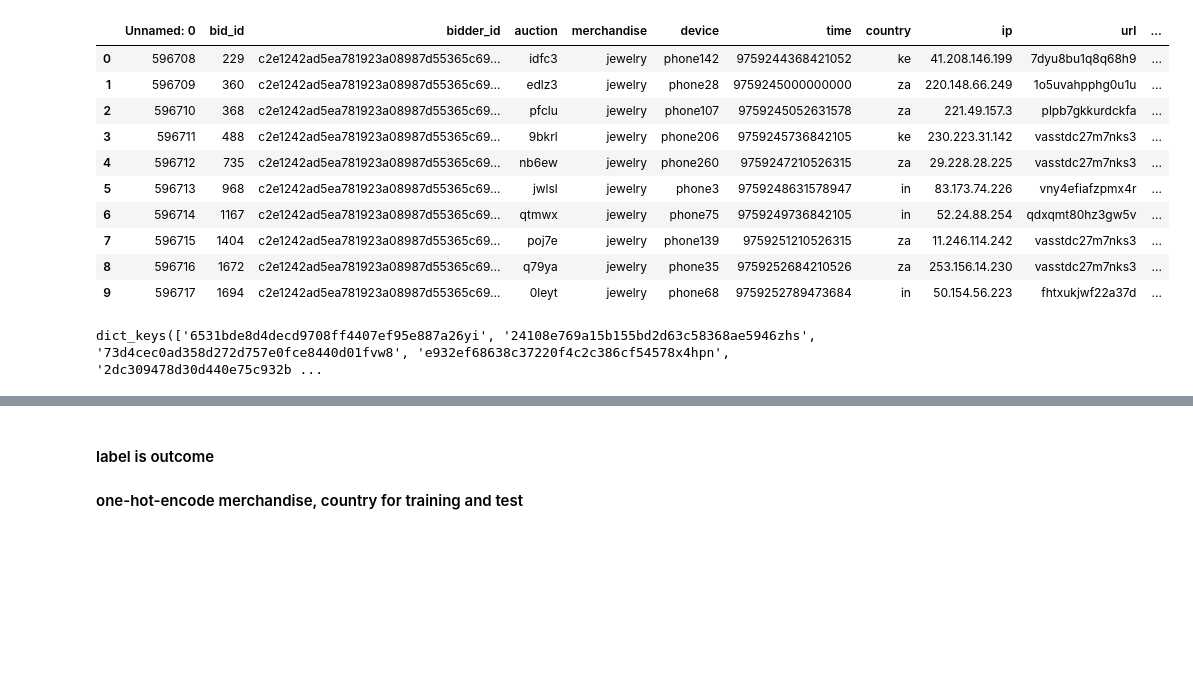
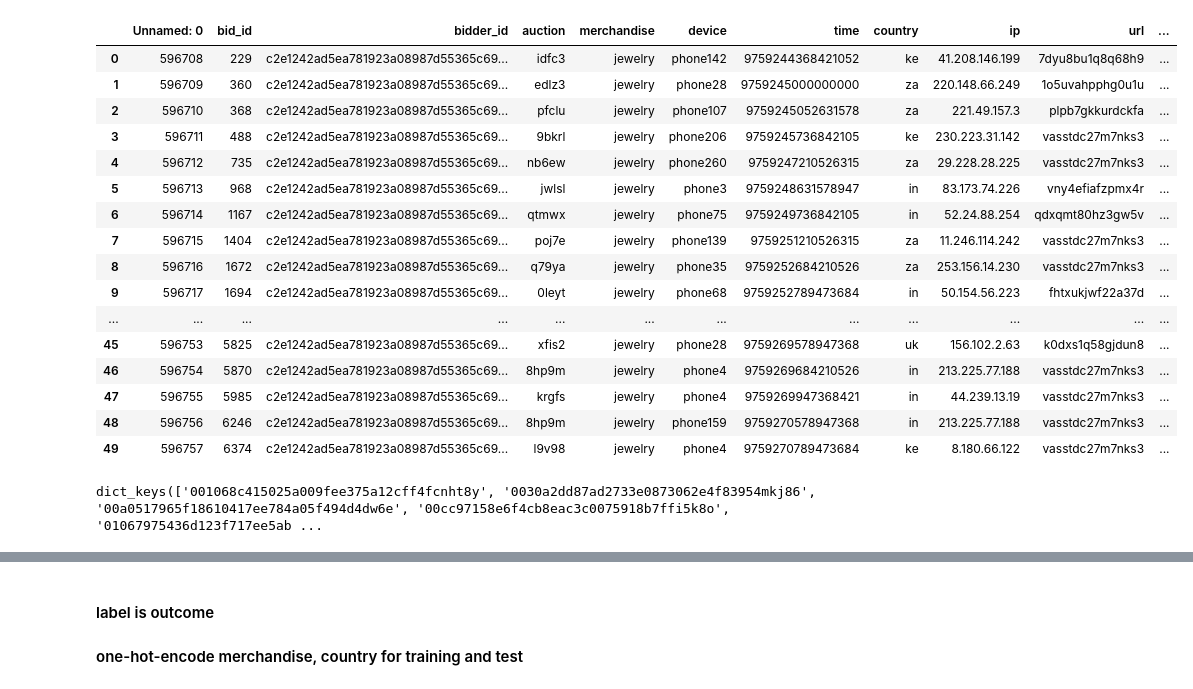
Before and after one commit to luisfisherjr/CS4661-PROJECT, a Jupyter notebook: loading-split-on-user-preprocessing.ipynb, the cells around one changed output, grey strips where cells are left out. Cells and saved outputs as stored; diff of their text form; code cells hidden in the pictures; blank space fills up the shorter version.

```diff
--- a/loading-split-on-user-preprocessing.ipynb
+++ b/loading-split-on-user-preprocessing.ipynb
@@ -38,21 +38,21 @@ counter: 1984, fileloaded: c65d2236a70982d628454d19472ce26eltxgf.csv, df_shape:(
 # %%
 df = user_map['c2e1242ad5ea781923a08987d55365c69fii7']
-df.head(10)
+df.head(50)
 # %% [output]
 |  | Unnamed: 0 | bid_id | bidder_id | auction | merchandise | device | time | country | ip | url | ... |
 | 0 | 596708 | 229 | c2e1242ad5ea781923a08987d55365c69... | idfc3 | jewelry | phone142 | 9759244368421052 | ke | 41.208.146.199 | 7dyu8bu1q8q68h9 | ... |
 | 1 | 596709 | 360 | c2e1242ad5ea781923a08987d55365c69... | edlz3 | jewelry | phone28 | 9759245000000000 | za | 220.148.66.249 | 1o5uvahpphg0u1u | ... |
 | 2 | 596710 | 368 | c2e1242ad5ea781923a08987d55365c69... | pfclu | jewelry | phone107 | 9759245052631578 | za | 221.49.157.3 | plpb7gkkurdckfa | ... |
 | 3 | 596711 | 488 | c2e1242ad5ea781923a08987d55365c69... | 9bkrl | jewelry | phone206 | 9759245736842105 | ke | 230.223.31.142 | vasstdc27m7nks3 | ... |
 | 4 | 596712 | 735 | c2e1242ad5ea781923a08987d55365c69... | nb6ew | jewelry | phone260 | 9759247210526315 | za | 29.228.28.225 | vasstdc27m7nks3 | ... |
 | 5 | 596713 | 968 | c2e1242ad5ea781923a08987d55365c69... | jwlsl | jewelry | phone3 | 9759248631578947 | in | 83.173.74.226 | vny4efiafzpmx4r | ... |
 | 6 | 596714 | 1167 | c2e1242ad5ea781923a08987d55365c69... | qtmwx | jewelry | phone75 | 9759249736842105 | in | 52.24.88.254 | qdxqmt80hz3gw5v | ... |
 | 7 | 596715 | 1404 | c2e1242ad5ea781923a08987d55365c69... | poj7e | jewelry | phone139 | 9759251210526315 | za | 11.246.114.242 | vasstdc27m7nks3 | ... |
 | 8 | 596716 | 1672 | c2e1242ad5ea781923a08987d55365c69... | q79ya | jewelry | phone35 | 9759252684210526 | za | 253.156.14.230 | vasstdc27m7nks3 | ... |
 | 9 | 596717 | 1694 | c2e1242ad5ea781923a08987d55365c69... | 0leyt | jewelry | phone68 | 9759252789473684 | in | 50.154.56.223 | fhtxukjwf22a37d | ... |
+| ... | ... | ... | ... | ... | ... | ... | ... | ... | ... | ... | ... |
+| 45 | 596753 | 5825 | c2e1242ad5ea781923a08987d55365c69... | xfis2 | jewelry | phone28 | 9759269578947368 | uk | 156.102.2.63 | k0dxs1q58gjdun8 | ... |
+| 46 | 596754 | 5870 | c2e1242ad5ea781923a08987d55365c69... | 8hp9m | jewelry | phone4 | 9759269684210526 | in | 213.225.77.188 | vasstdc27m7nks3 | ... |
+| 47 | 596755 | 5985 | c2e1242ad5ea781923a08987d55365c69... | krgfs | jewelry | phone4 | 9759269947368421 | in | 44.239.13.19 | vasstdc27m7nks3 | ... |
+| 48 | 596756 | 6246 | c2e1242ad5ea781923a08987d55365c69... | 8hp9m | jewelry | phone159 | 9759270578947368 | in | 213.225.77.188 | vasstdc27m7nks3 | ... |
+| 49 | 596757 | 6374 | c2e1242ad5ea781923a08987d55365c69... | l9v98 | jewelry | phone4 | 9759270789473684 | ke | 8.180.66.122 | vasstdc27m7nks3 | ... |
-# %%
-for user in user_map.keys():
-    df = user_map[user]
-    mean_number_of_bids = df.shape[0] / len(bids_per_auction)
-# %% [output]
-dict_keys(['6531bde8d4decd9708ff4407ef95e887a26yi', '24108e769a15b155bd2d63c58368ae5946zhs', '73d4cec0ad358d272d757e0fce8440d01fvw8', 'e932ef68638c37220f4c2c386cf54578x4hpn', '2dc309478d30d440e75c932b ...
@@ -58,0 +82,4 @@ dict_keys(['6531bde8d4decd9708ff4407ef95e887a26yi', '24108e769a15b155bd2d63c5836
+# %%
+user_map.keys()
+# %% [output]
+dict_keys(['001068c415025a009fee375a12cff4fcnht8y', '0030a2dd87ad2733e0873062e4f83954mkj86', '00a0517965f18610417ee784a05f494d4dw6e', '00cc97158e6f4cb8eac3c0075918b7ffi5k8o', '01067975436d123f717ee5ab ...
```
Also changed, not shown: parts of 8 cells of this notebook.
